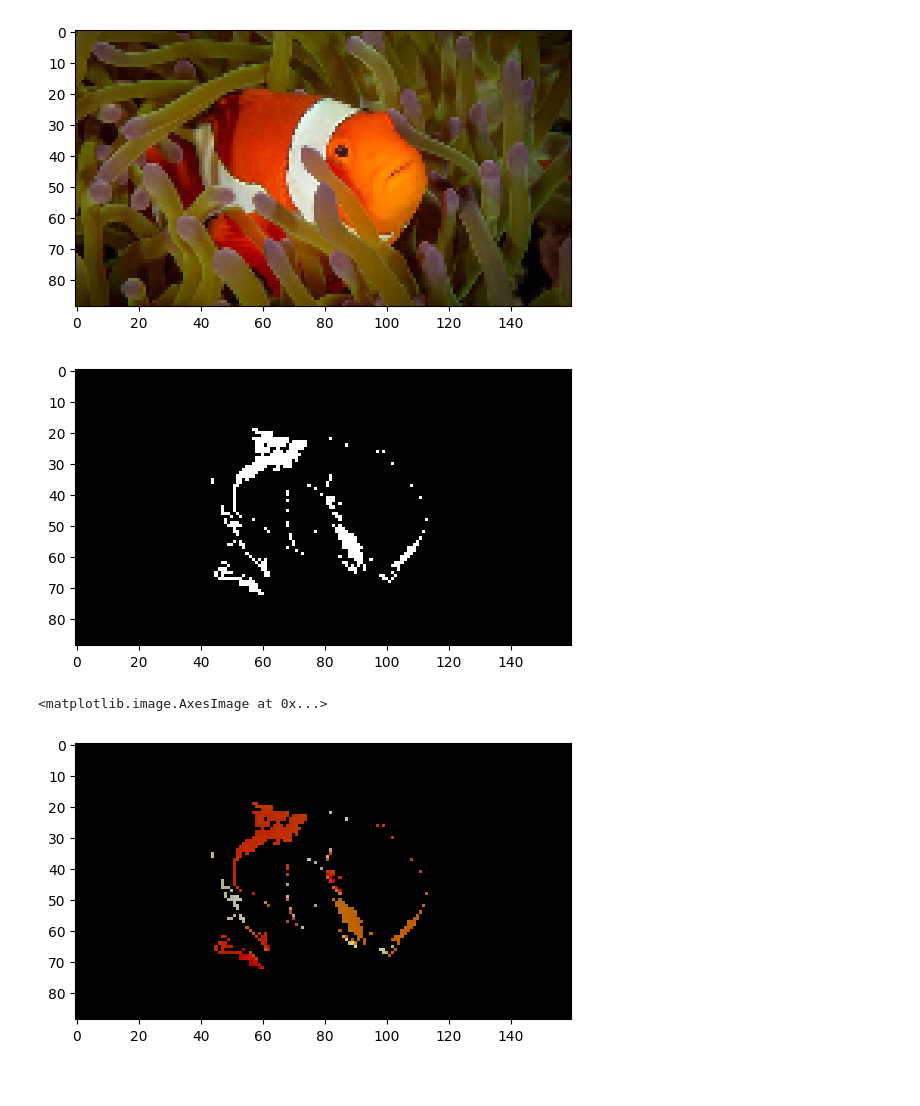
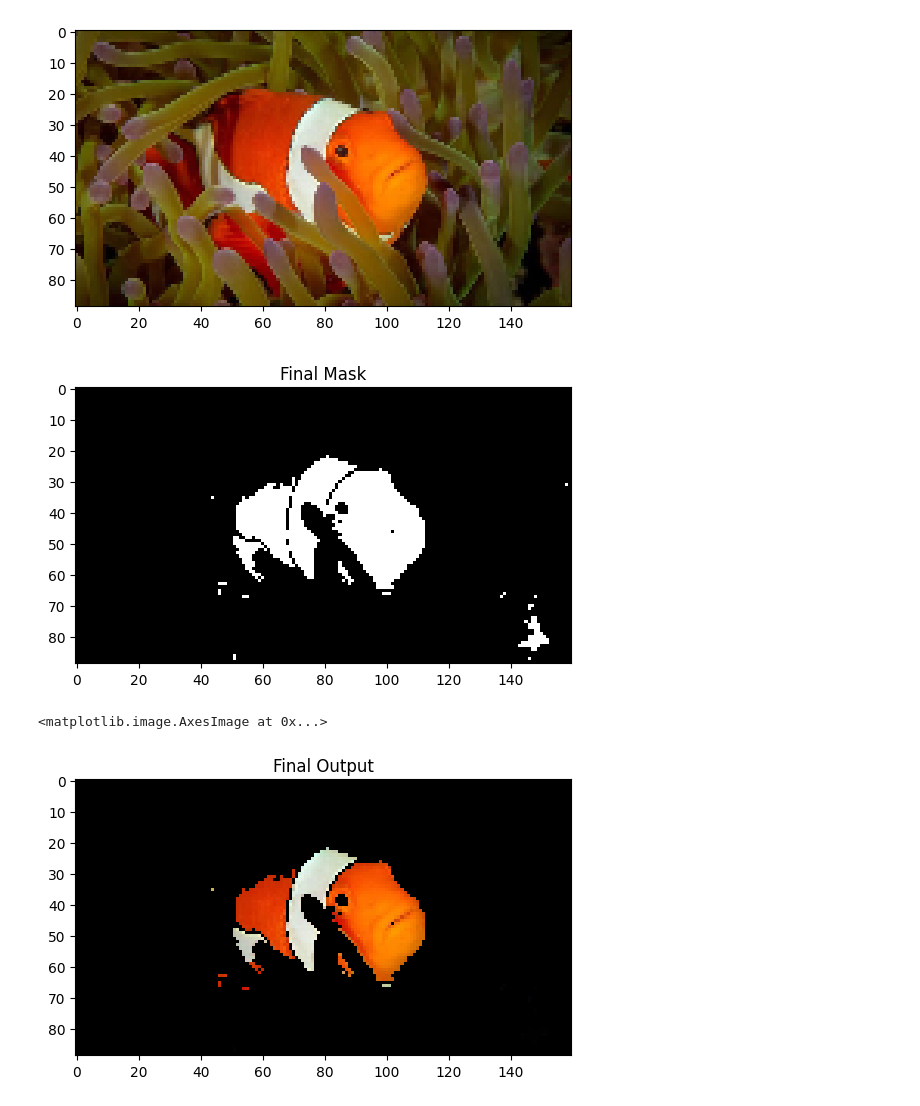
Before and after one commit to Shima-Bazzazan/Pylearn, a Jupyter notebook: 6.MachineLearning/Assignment_43/finding_Nemo/finding_nemo_KNN.ipynb, the cells around one changed output. Cells and saved outputs as stored; diff of their text form; code cells hidden in the pictures.

```diff
--- a/6.MachineLearning/Assignment_43/finding_Nemo/finding_nemo_KNN.ipynb
+++ b/6.MachineLearning/Assignment_43/finding_Nemo/finding_nemo_KNN.ipynb
@@ -75,9 +77,9 @@ plt.show()
 # %%
 light_black = (0, 0, 0)
-dark_black = (350,290,180)
+dark_black = (255,250,5)
 
 mask_black = cv2.inRange(nemo_hsv, light_black, dark_black)
-mask_black = cv2.bitwise_not(mask_black)
 plt.imshow(mask_black, cmap='gray')
+plt.title("Black Mask")
 plt.show()
 # %% [output]
@@ -119,4 +120,4 @@ final_mask.shape
 (154, 232)
 # %%
 X_train = pixels_list_hsv / 255
-X_train.shape
+y_train = final_mask.reshape(-1, )
@@ -130,6 +124,8 @@ Y_train.shape
 # %%
-knn = KNN(k=3)
-knn.fit(X_train, Y_train)
+knn = KNN(3)
+knn.fit(X_train, y_train)
+# %%
+knn.fit(X_train, y_train)
 # %%
 nemo_1 = cv2.imread("input/nemo_1.jpg")
 nemo_1 = cv2.resize(nemo_1 , (0,0) , fx=0.25 , fy=0.25)
@@ -150,13 +146,15 @@ Y_pred = np.array(Y_pred)
 # %%
 output_1 = Y_pred.reshape(nemo_1.shape[:2])
 plt.imshow(output_1, cmap='gray')
+plt.title("Final Mask")
 plt.show()
 # %% [output]
-[figure, old version]
+[figure, new version]
 # %%
 output_1 = output_1.astype("uint8")
 final_result_1 = cv2.bitwise_and(nemo_1 , nemo_1 , mask=output_1)
+plt.title("Final Output")
 plt.imshow(final_result_1 , cmap="gray")
 # %% [output]
 <matplotlib.image.AxesImage at 0x...>
-[figure, old version]
+[figure, new version]
```
Also changed, not shown: parts of 20 cells of this notebook, 10 other files.
